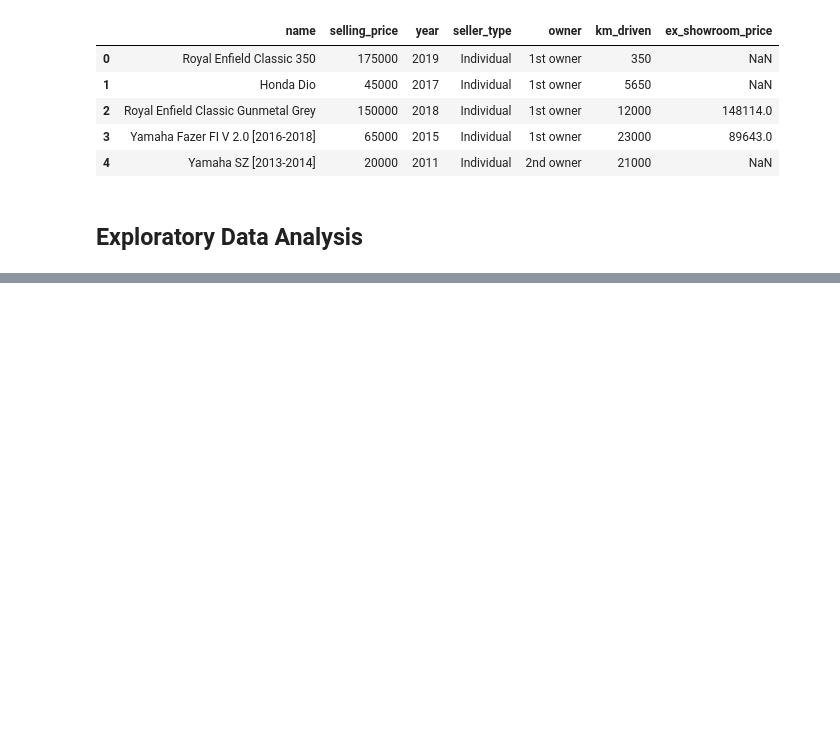
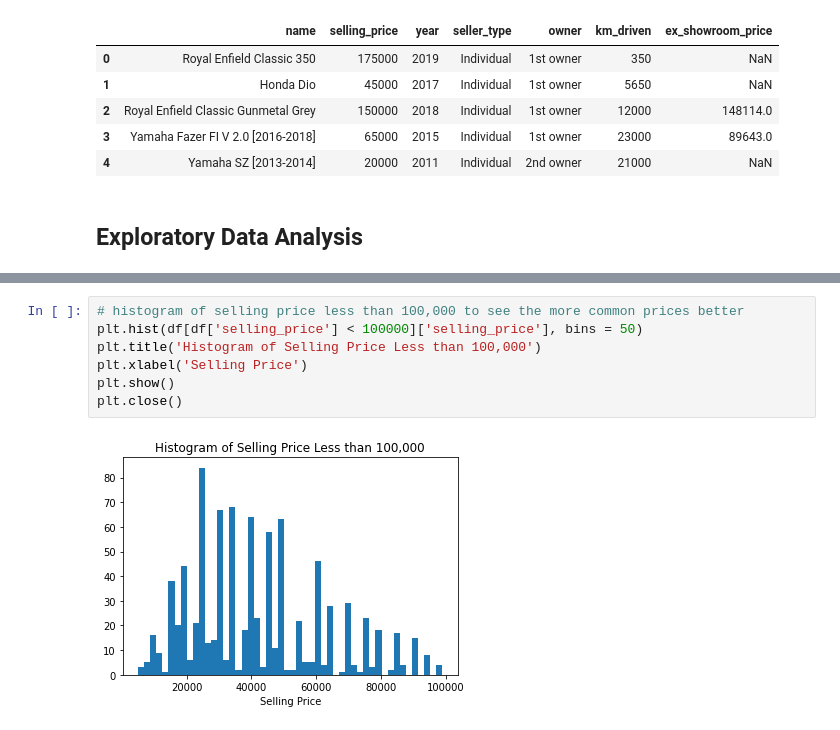
Before and after one commit to xaviergenelin/Motorcycle-Sale-Analysis, a Jupyter notebook: motorcycleAnalysis.ipynb, the cells around one changed output, grey strips where cells are left out. Drawn from its saved outputs; the diff is of its cells as text; blank space fills up the shorter version.

```diff
--- a/motorcycleAnalysis.ipynb
+++ b/motorcycleAnalysis.ipynb
@@ -23,0 +42,9 @@ Text explaining this section
+# %%
+# histogram of selling price less than 100,000 to see the more common prices better
+plt.hist(df[df['selling_price'] < 100000]['selling_price'], bins = 50)
+plt.title('Histogram of Selling Price Less than 100,000')
+plt.xlabel('Selling Price')
+plt.show()
+plt.close()
+# %% [output]
+[figure, added]
```
Also changed, not shown: parts of 19 cells of this notebook.
